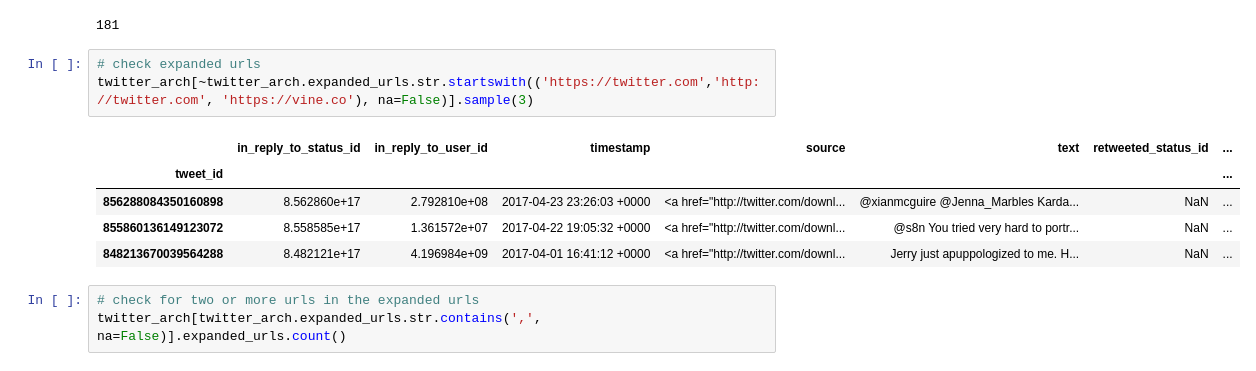
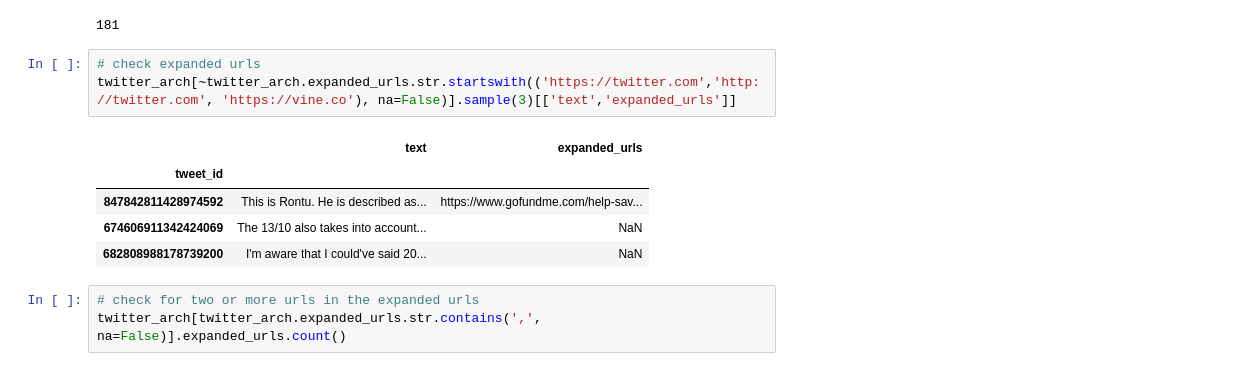
Before and after one commit to stembarb/DA--Wrangle-Analyze-WeRateDogs-Data, a Jupyter notebook: wrangle_act.ipynb, the cells around one changed output. Cells and saved outputs as stored; diff of their text form.

```diff
--- a/wrangle_act.ipynb
+++ b/wrangle_act.ipynb
@@ -177,13 +177,13 @@ np.isfinite(twitter_arch.retweeted_status_id).sum()
 181
 # %%
 # check expanded urls
-twitter_arch[~twitter_arch.expanded_urls.str.startswith(('https://twitter.com','http://twitter.com', 'https://vine.co'), na=False)].sample(3)
+twitter_arch[~twitter_arch.expanded_urls.str.startswith(('https://twitter.com','http://twitter.com', 'https://vine.co'), na=False)].sample(3)[['text','expanded_urls']]
 # %% [output]
-|  | in_reply_to_status_id | in_reply_to_user_id | timestamp | source | text | retweeted_status_id | ... |
-| tweet_id |  |  |  |  |  |  | ... |
-| 856288084350160898 | 8.562860e+17 | 2.792810e+08 | 2017-04-23 23:26:03 +0000 | <a href="http://twitter.com/downl... | @xianmcguire @Jenna_Marbles Karda... | NaN | ... |
-| 855860136149123072 | 8.558585e+17 | 1.361572e+07 | 2017-04-22 19:05:32 +0000 | <a href="http://twitter.com/downl... | @s8n You tried very hard to portr... | NaN | ... |
-| 848213670039564288 | 8.482121e+17 | 4.196984e+09 | 2017-04-01 16:41:12 +0000 | <a href="http://twitter.com/downl... | Jerry just apuppologized to me. H... | NaN | ... |
+|  | text | expanded_urls |
+| tweet_id |  |  |
+| 847842811428974592 | This is Rontu. He is described as... | https://www.gofundme.com/help-sav... |
+| 674606911342424069 | The 13/10 also takes into account... | NaN |
+| 682808988178739200 | I'm aware that I could've said 20... | NaN |
 # %%
 # check for two or more urls in the expanded urls
 twitter_arch[twitter_arch.expanded_urls.str.contains(',', na=False)].expanded_urls.count()
```
Also changed, not shown: parts of 6 cells of this notebook.
